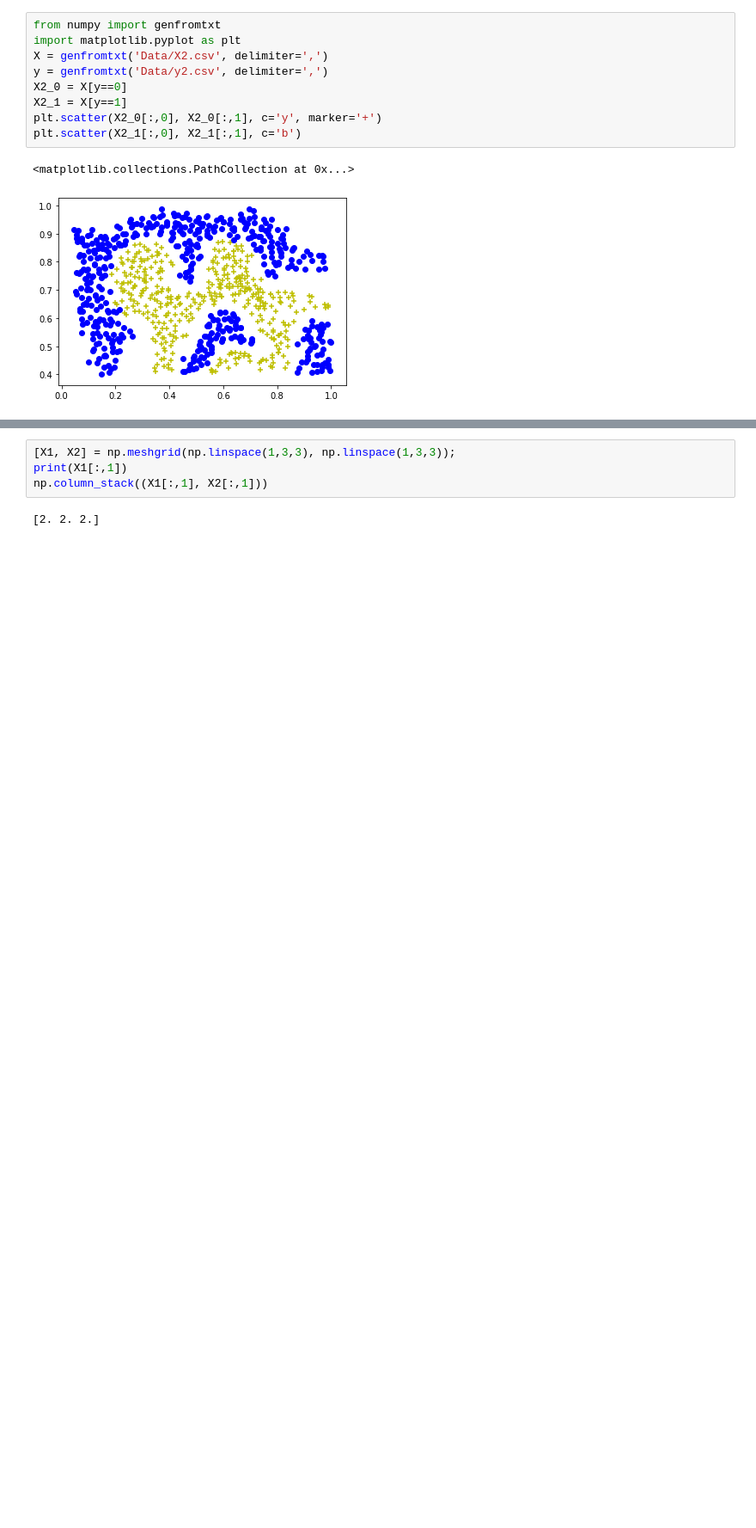
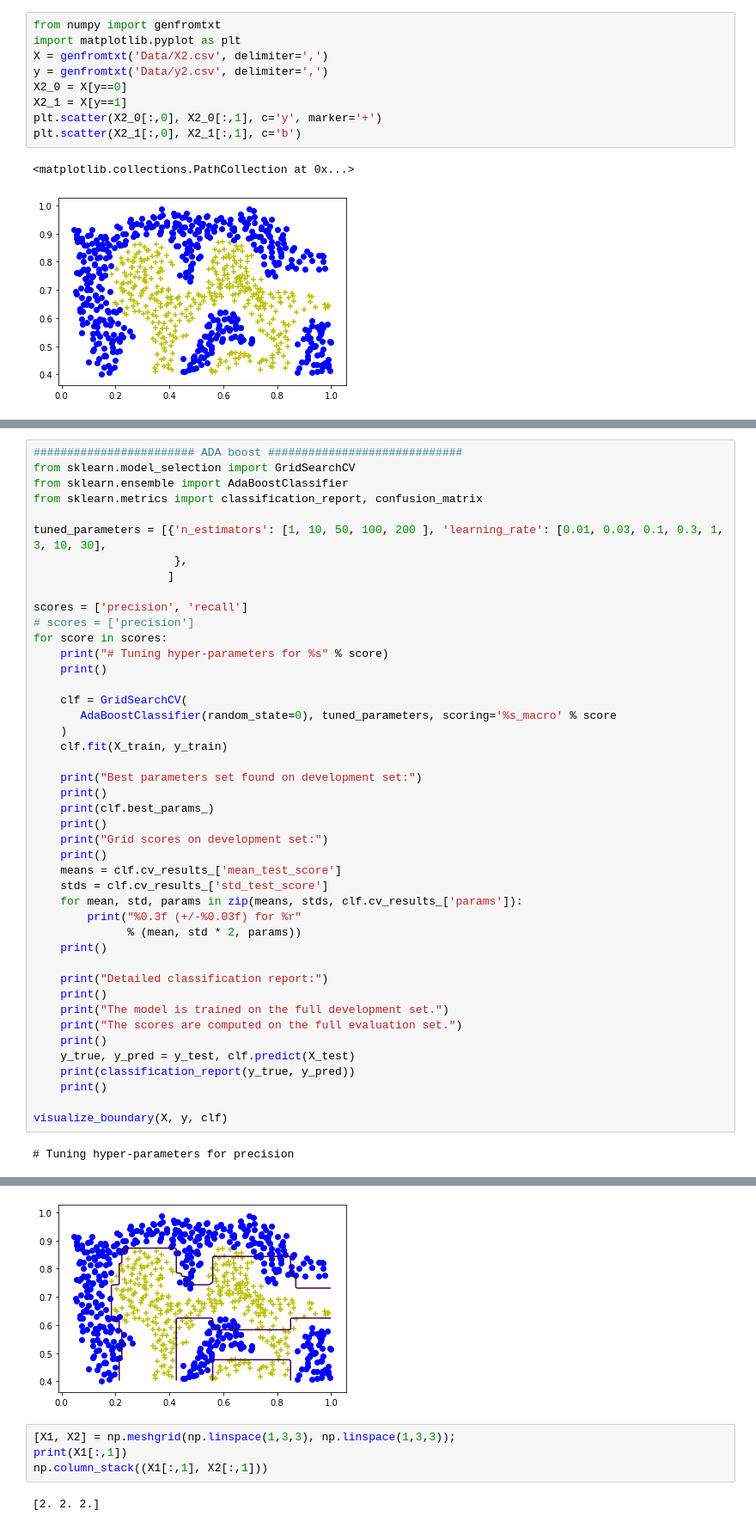
Before and after one commit to matanma/ML, a Jupyter notebook: fabricated_interview_classification.ipynb, the cells around one changed output, grey strips where cells are left out. Shown: that part at 86% size. Drawn from its saved outputs; the diff is of its cells as text; blank space fills up the shorter version.

```diff
--- a/fabricated_interview_classification.ipynb
+++ b/fabricated_interview_classification.ipynb
@@ -264,3 +275,49 @@ Grid scores on development set:
    macro avg       0.96      0.96      0.96       173
 weighted avg       0.97      0.97      0.97       173
 [figure]
+# %%
+######################## ADA boost #############################
+from sklearn.model_selection import GridSearchCV
+from sklearn.ensemble import AdaBoostClassifier
+from sklearn.metrics import classification_report, confusion_matrix
+
+tuned_parameters = [{'n_estimators': [1, 10, 50, 100, 200 ], 'learning_rate': [0.01, 0.03, 0.1, 0.3, 1, 3, 10, 30],
+                     },
+                    ]
+
+scores = ['precision', 'recall']
+# scores = ['precision']
+for score in scores:
+    print("# Tuning hyper-parameters for %s" % score)
+    print()
+
+    clf = GridSearchCV(
+       AdaBoostClassifier(random_state=0), tuned_parameters, scoring='%s_macro' % score
+    )
+    clf.fit(X_train, y_train)
+
+    print("Best parameters set found on development set:")
+    print()
+    print(clf.best_params_)
+    print()
+    print("Grid scores on development set:")
+    print()
+    means = clf.cv_results_['mean_test_score']
+    stds = clf.cv_results_['std_test_score']
+    for mean, std, params in zip(means, stds, clf.cv_results_['params']):
+        print("%0.3f (+/-%0.03f) for %r"
+              % (mean, std * 2, params))
+    print()
+
+    print("Detailed classification report:")
+    print()
+    print("The model is trained on the full development set.")
+    print("The scores are computed on the full evaluation set.")
+    print()
+    y_true, y_pred = y_test, clf.predict(X_test)
+    print(classification_report(y_true, y_pred))
+    print()
+
+visualize_boundary(X, y, clf)
+# %% [output]
+# Tuning hyper-parameters for precision
@@ -267,3 +341,4 @@ weighted avg       0.97      0.97      0.97       173
+[figure, added]
 # %%
 [X1, X2] = np.meshgrid(np.linspace(1,3,3), np.linspace(1,3,3));
 print(X1[:,1])
```
Also changed, not shown: parts of 7 cells of this notebook, 3 other files.
